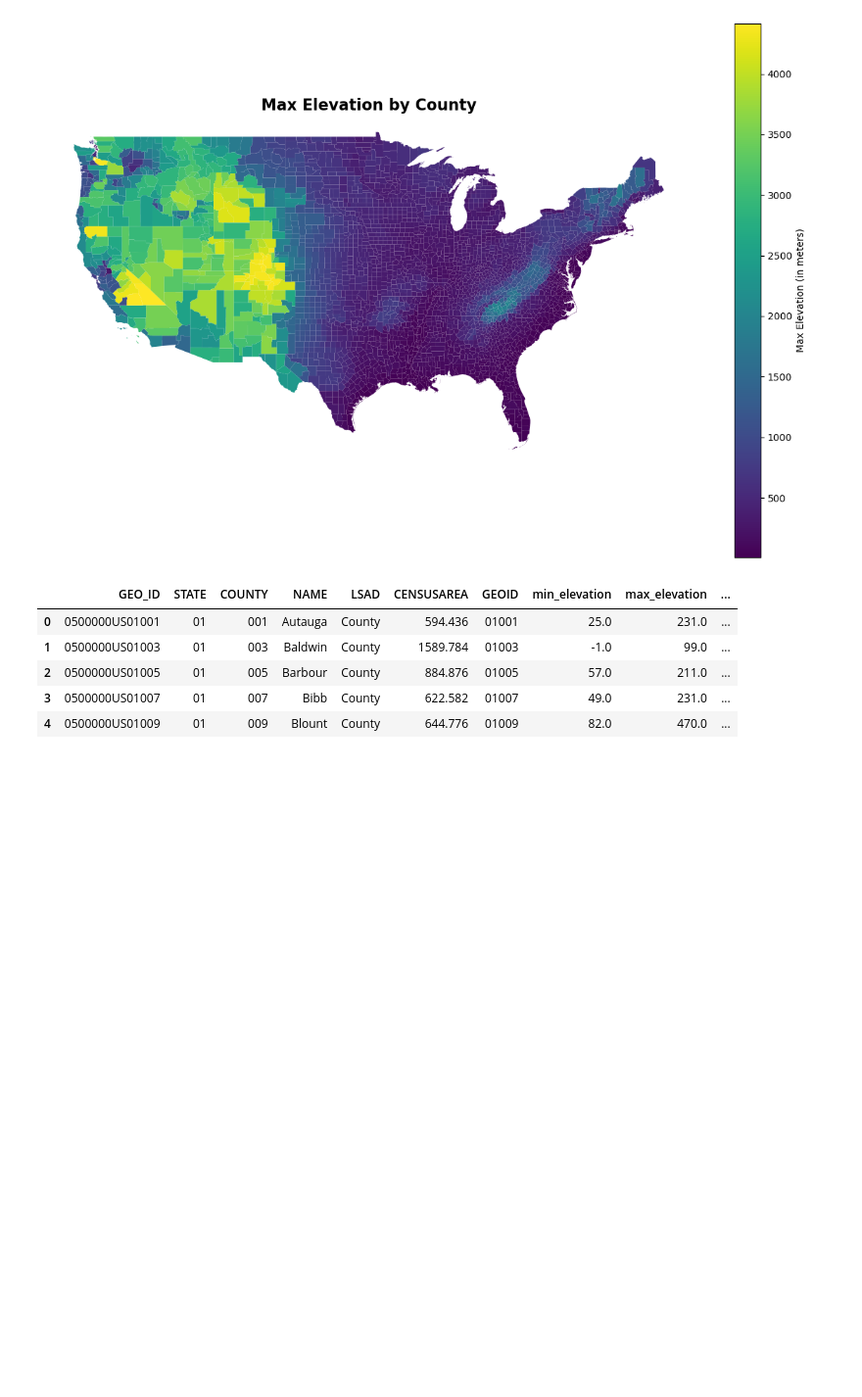
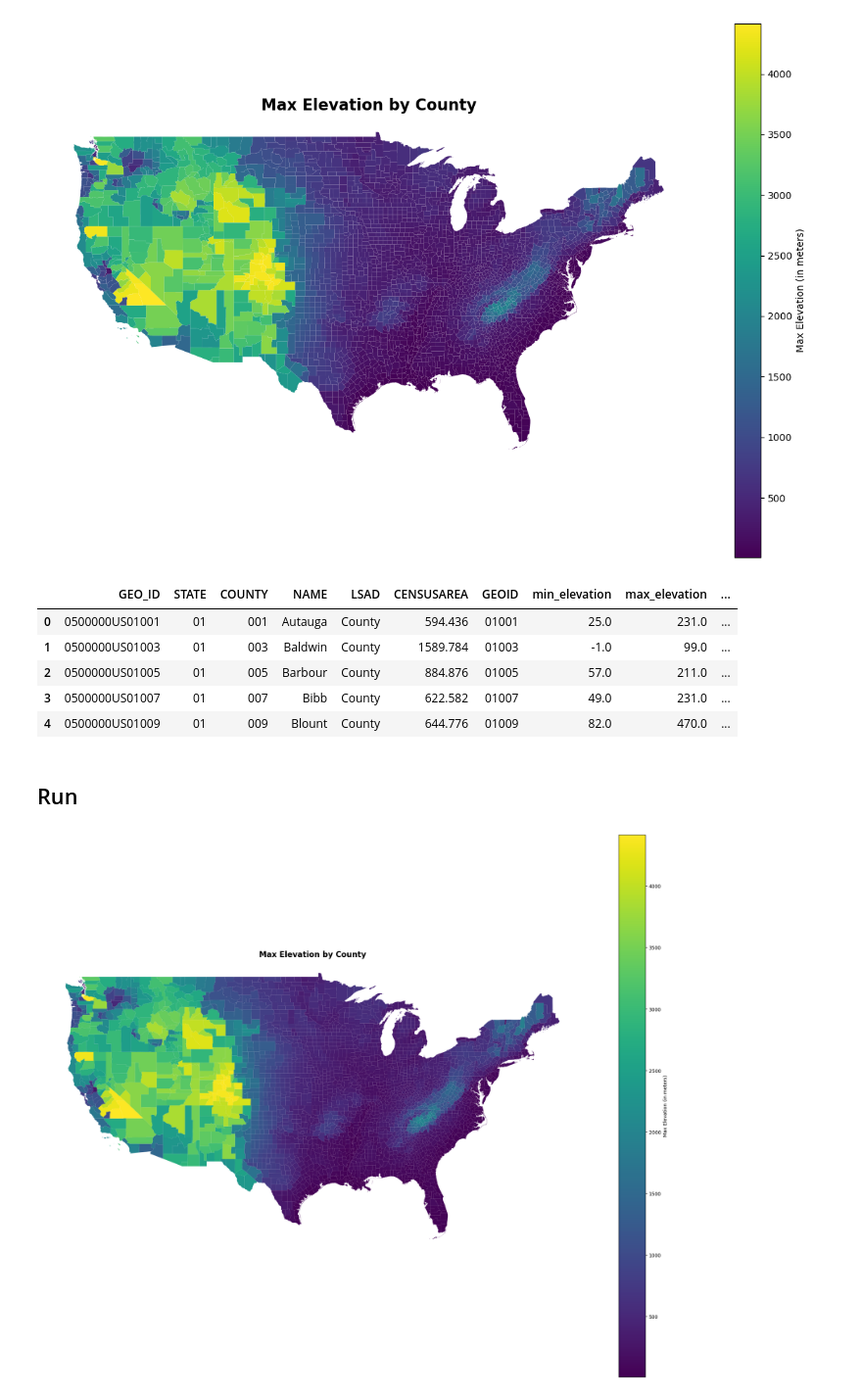
Before and after one commit to naokic3/Frontier, a Jupyter notebook: Elevation.ipynb, the cells around one changed output. Shown at 98% size. Cells and saved outputs as stored; diff of their text form; code cells hidden in the pictures; blank space fills up the shorter version.

```diff
--- a/Elevation.ipynb
+++ b/Elevation.ipynb
@@ -353,0 +358,2 @@ df.to_csv("data_processed/node_feat/elevation_data.csv", index=False)
+# %% [markdown]
+## Run
@@ -353,0 +362,21 @@ df.to_csv("data_processed/node_feat/elevation_data.csv", index=False)
+# %%
+import geopandas as gpd
+Elevation_geo = gpd.read_file("data_processed/node_feat/elevation_data_geo.gpkg", driver="GPKG")
+# %%
+fig, ax = plt.subplots(1, 1, figsize=(20, 16))
+Elevation_geo.plot(
+    column='max_elevation',
+    cmap='viridis',
+    legend=True,
+    legend_kwds={
+        'label': "Max Elevation (in meters)",
+        'orientation': "vertical"
+    },
+    ax=ax
+    )
+ax.set_title('Max Elevation by County', fontdict={'fontsize': 16, 'fontweight': 'bold'})
+ax.set_axis_off()
+plt.tight_layout()
+plt.show()
+# %% [output]
+[figure, added]
```
Also changed, not shown: parts of 3 cells of this notebook, 9 other files.
